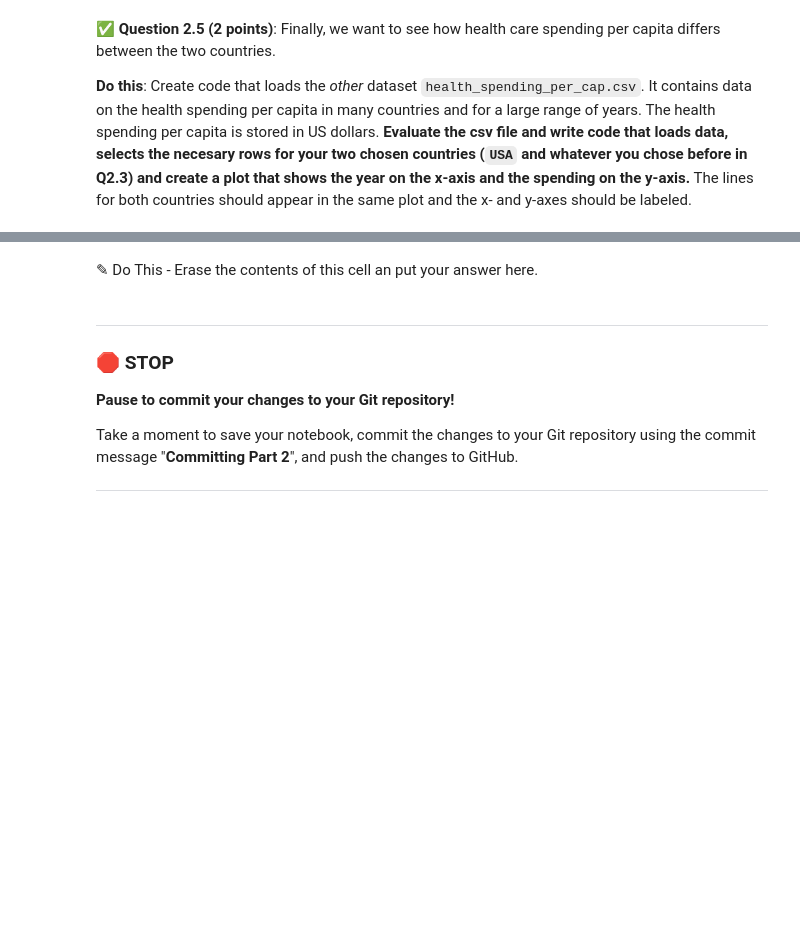
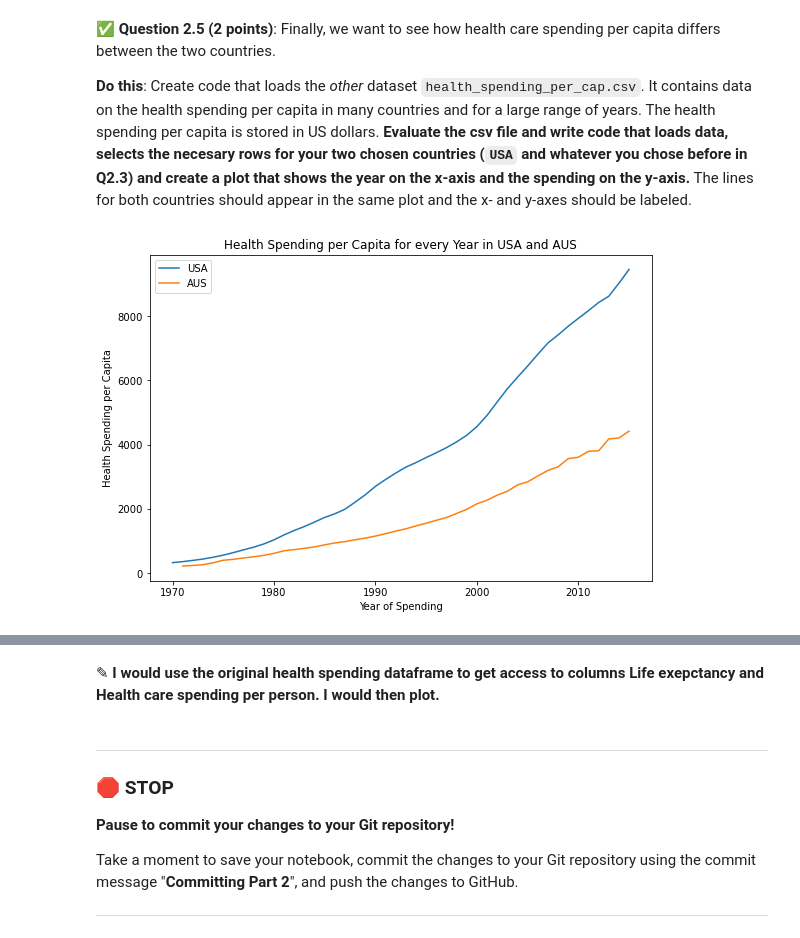
Before and after one commit to chapm348/CMSE202-s23-turnin, a Jupyter notebook: midterm/CMSE202-Midterm-S23-PRACTICE_NO_ANSWERS.ipynb, the cells around one changed output, grey strips where cells are left out. Saved outputs shown, nothing was run; the diff lists cells and outputs as text; code cells hidden in the pictures; blank space fills up the shorter version.

```diff
--- a/midterm/CMSE202-Midterm-S23-PRACTICE_NO_ANSWERS.ipynb
+++ b/midterm/CMSE202-Midterm-S23-PRACTICE_NO_ANSWERS.ipynb
@@ -90,11 +148,31 @@ You will need to download two files from this repository, `health_spending_per_c
+# %%
+### Put your code here
+spending_df = pd.read_csv("health_spending_per_cap.csv")
+
+spending_df_new = spending_df["LOCATION"]
+mask = (spending_df_new == "USA")
+spending_df_USA = spending_df[mask]
+
+mask = (spending_df_new == "AUS")
+spending_df_AUS = spending_df[mask]
+
+fig = plt.figure(figsize = (9, 6))
+plt.plot(spending_df_USA["TIME"], spending_df_USA["Value"], label="USA")
+plt.plot(spending_df_AUS["TIME"], spending_df_AUS["Value"], label="AUS")
+plt.xlabel("Year of Spending")
+plt.ylabel("Health Spending per Capita")
+plt.legend()
+plt.title("Health Spending per Capita for every Year in USA and AUS");
+# %% [output]
+[figure, added]
 # %% [markdown]
 &#9989; **Question 2.6 (1 point)**: The BuzzFeed article linked above uses a different way to visualize this data.
 
 <img src="https://i.ibb.co/9b85Tzm/Visualization.png" alt="Visualization" border="0">
 
 **Do this: explain in a few sentences how you would go about creating a plot like theirs using the datasets you already loaded.** You are not required to re-create the plot, but you should describe what you would do in order to create it in a few sentences. If you can think of any issues that might occur when you create this version of the plot, point them out.
-# %% [markdown]
-<font size=+3>&#9998;</font> Do This - Erase the contents of this cell an put your answer here.
+# %% [markdown]
+<font size=+3>&#9998;</font> **I would use the original health spending dataframe to get access to columns Life exepctancy and Health care spending per person. I would then plot.**
 # %% [markdown]
 ---
 ### &#128721; STOP
```
Also changed, not shown: parts of 10 cells of this notebook.
